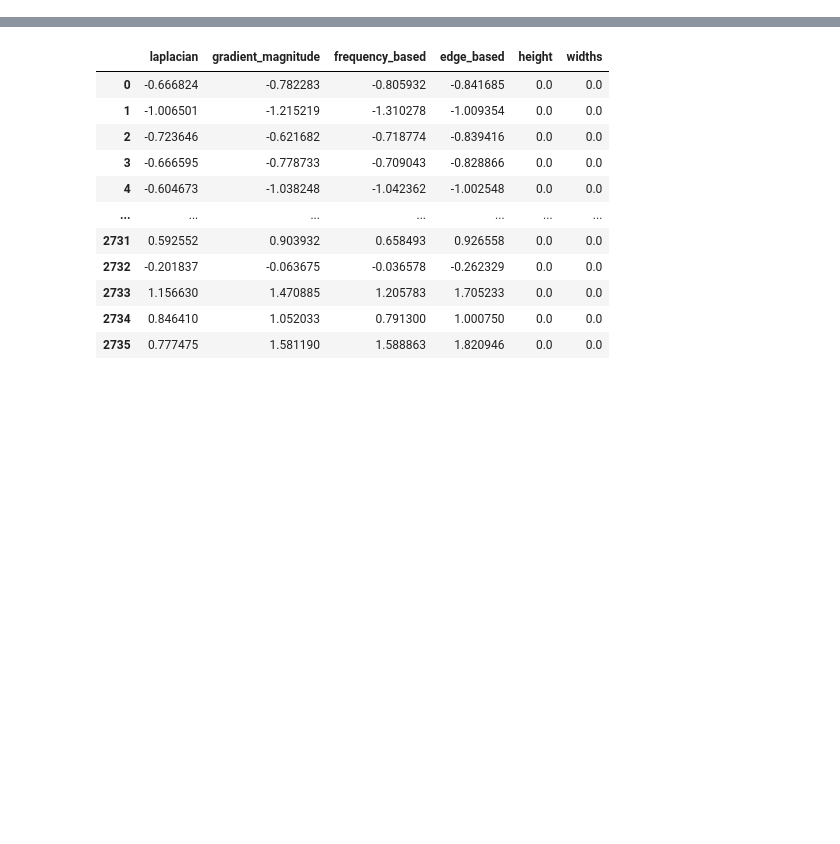
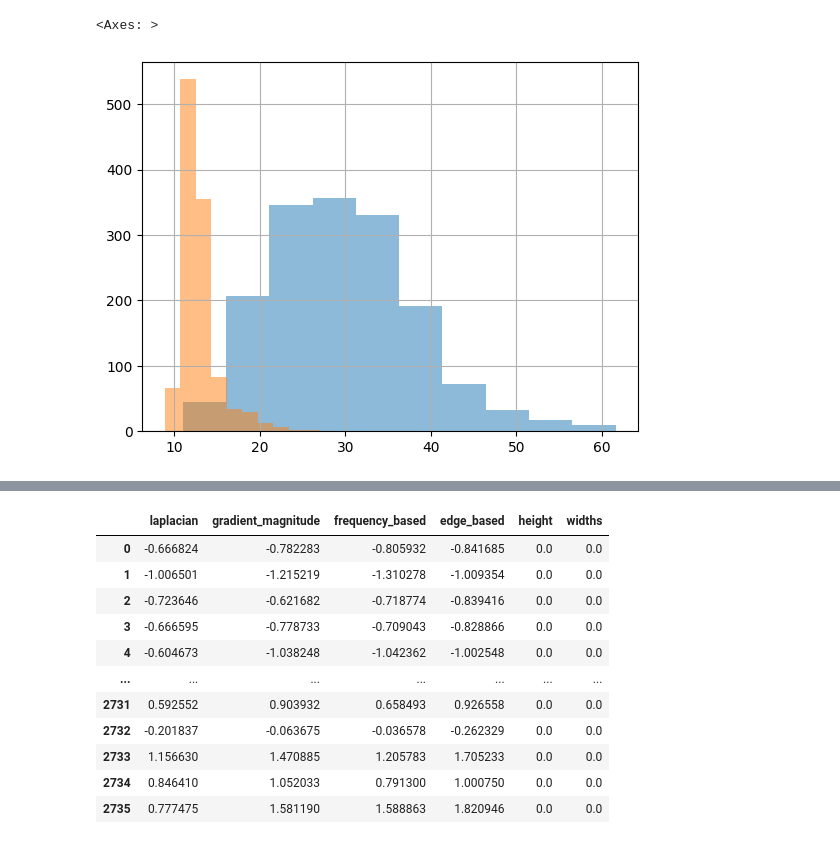
Before and after one commit to Bleaff/BlurDetectionImplementation, a Jupyter notebook: research.ipynb, the cells around one changed output, grey strips where cells are left out. Cells and saved outputs as stored; diff of their text form; code cells hidden in the pictures; blank space fills up the shorter version.

```diff
--- a/research.ipynb
+++ b/research.ipynb
@@ -72,0 +122,6 @@ df.plot()
+# %%
+df[df['label'] == 0]['gradient_magnitude'].hist(alpha=0.5)
+df[df['label'] == 1]['gradient_magnitude'].hist(alpha=0.5)
+# %% [output]
+<Axes: >
+[figure, added]
```
Also changed, not shown: parts of 20 cells of this notebook, 2 other files.
